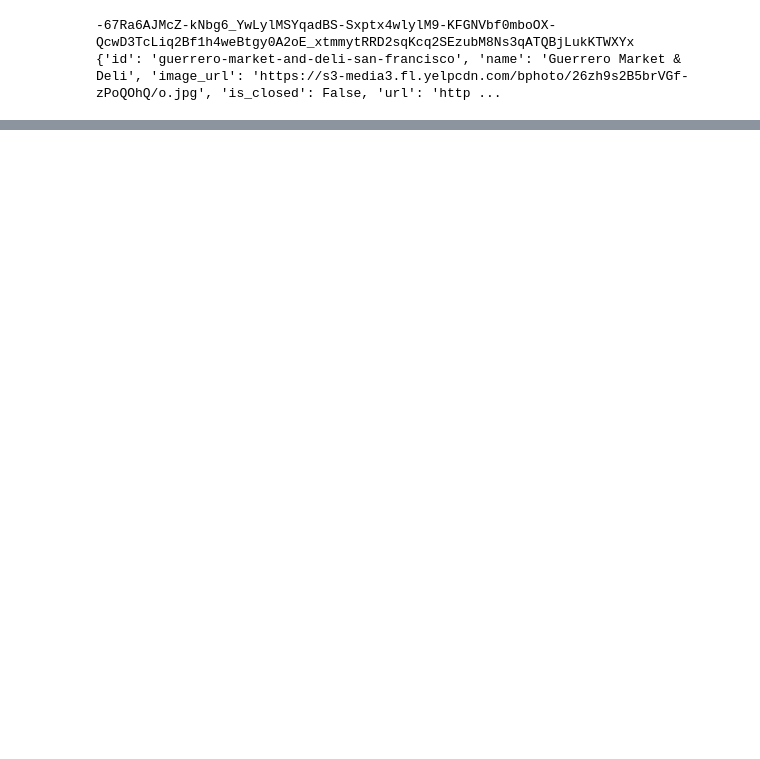
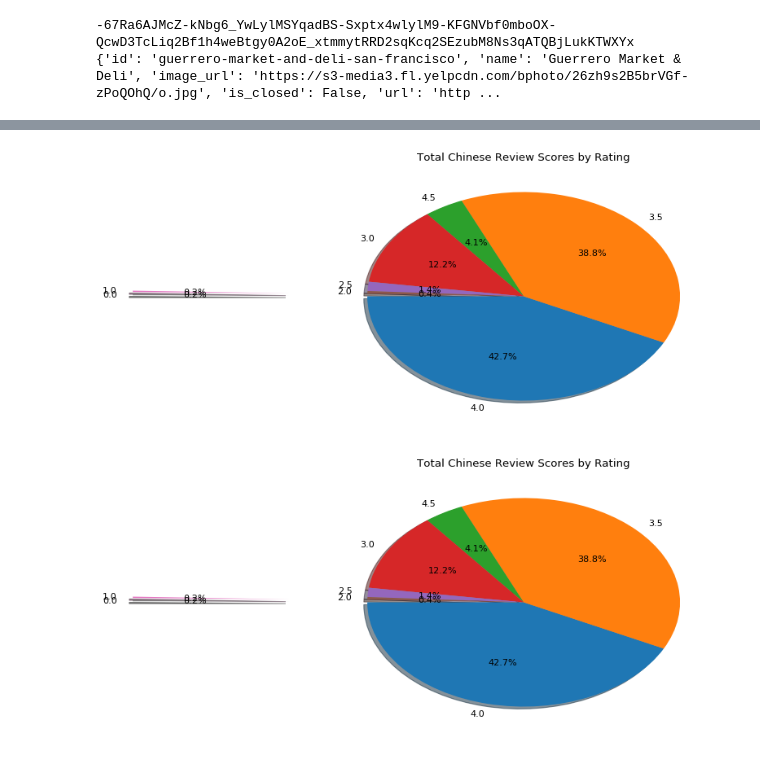
Before and after one commit to nvodoor/RBA, a Jupyter notebook: YelpReviewsAPI.ipynb, the cells around one changed output, grey strips where cells are left out. Cells and saved outputs as stored; diff of their text form; code cells hidden in the pictures; blank space fills up the shorter version.

```diff
--- a/YelpReviewsAPI.ipynb
+++ b/YelpReviewsAPI.ipynb
@@ -238,0 +272,22 @@ SoMa.to_csv("Yelp/Soma.csv")
+# %%
+types = ["Chinese", "Mexican", "French", "Japanese", "Mediterranean", "American", "Italian", "Korean", "Thai", "Indian"]
+Chineserevstotal = [v for k,v in scores[0].items()]
+Chinesescores = [k for k,v in scores[0].items()]
+Mexicanrevstotal = [v for k,v in scores[1].items()]
+Mexicanscores = [k for k,v in scores[1].items()]
+Frenchrevstotal = [v for k,v in scores[2].items()]
+Frenchscores = [k for k,v in scores[2].items()]
+Japaneserevstotal = [v for k,v in scores[3].items()]
+Japanesescores = [k for k,v in scores[3].items()]
+Mediterraneanrevstotal = [v for k,v in scores[4].items()]
+Mediterraneanscores = [k for k,v in scores[4].items()]
+Americanrevstotal = [v for k,v in scores[5].items()]
+Americanscores = [k for k,v in scores[5].items()]
+Italianrevstotal = [v for k,v in scores[6].items()]
+Italianscores = [k for k,v in scores[6].items()]
+Koreanrevstotal = [v for k,v in scores[7].items()]
+Koreanscores = [k for k,v in scores[7].items()]
+Thairevstotal = [v for k,v in scores[8].items()]
+Thaiscores = [k for k,v in scores[8].items()]
+Indianrevstotal = [v for k,v in scores[9].items()]
+Indianscores = [k for k,v in scores[9].items()]
@@ -238,0 +336,13 @@ SoMa.to_csv("Yelp/Soma.csv")
+# %%
+import matplotlib.pyplot as plt
+fig = plt.figure(dpi=80)
+ax = fig.add_axes([1, 1, 1, 1])
+explode = (0,0,0,0,0,0,1.5,1.5)
+
+ax.pie(Chineserevstotal, labels=Chinesescores, autopct='%1.1f%%', shadow=True, explode=explode, startangle=180)
+ax.set_title('Total Chinese Review Scores by Rating')
+fig.savefig("Chinesereviews.png")
+plt.show()
+# %% [output]
+[figure, added]
+[figure, added]
```
Also changed, not shown: parts of 30 cells of this notebook.
